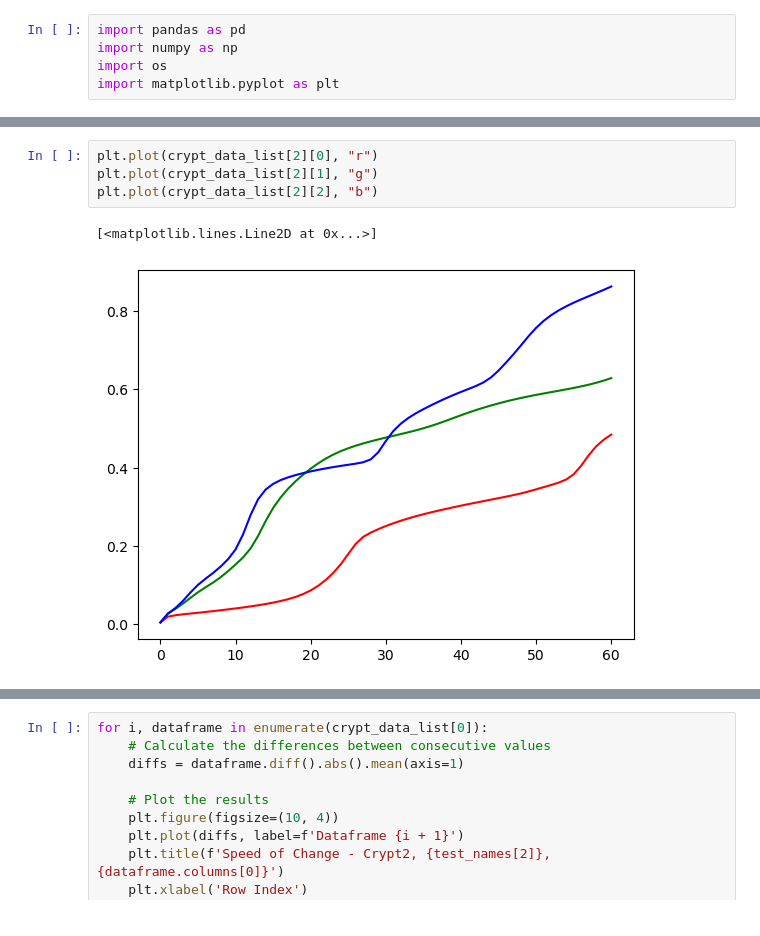
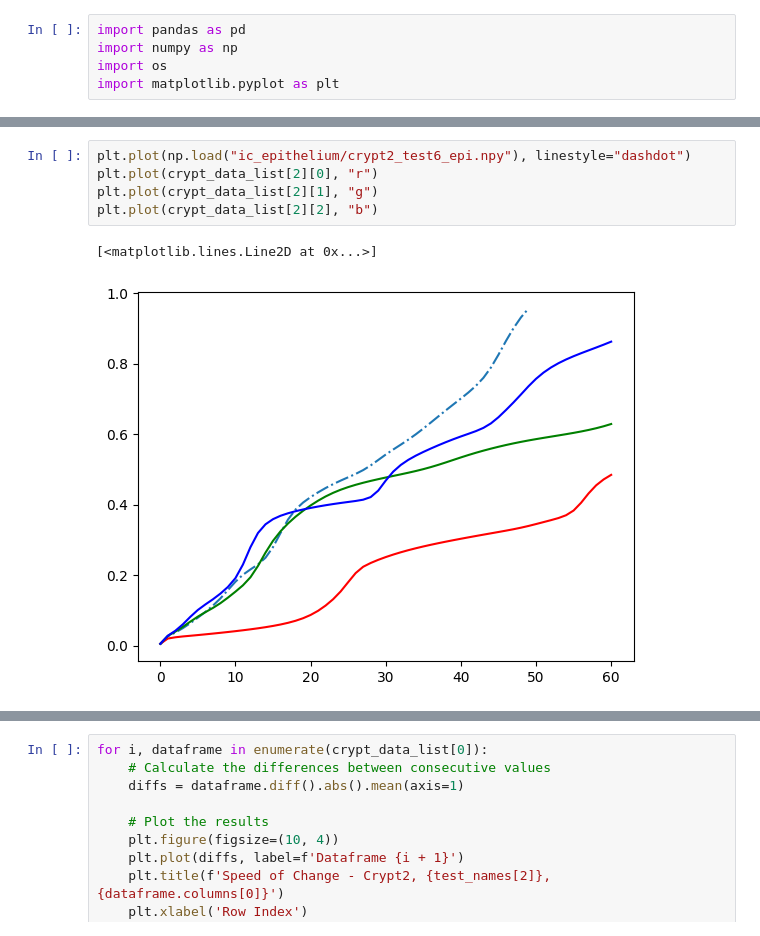
Before and after one commit to purusharths/thesis_archive, a Jupyter notebook: RandomFieldPlots/first_figure/crypt0.ipynb, the cells around one changed output, grey strips where cells are left out. Cells and saved outputs as stored; diff of their text form.

```diff
--- a/RandomFieldPlots/first_figure/crypt0.ipynb
+++ b/RandomFieldPlots/first_figure/crypt0.ipynb
@@ -173,7 +179,8 @@ crypt_data_list[1][2].plot()
 # %%
+plt.plot(np.load("ic_epithelium/crypt2_test6_epi.npy"), linestyle="dashdot")
 plt.plot(crypt_data_list[2][0], "r")
 plt.plot(crypt_data_list[2][1], "g")
 plt.plot(crypt_data_list[2][2], "b")
 # %% [output]
 [<matplotlib.lines.Line2D at 0x...>]
-[figure, old version]
+[figure, new version]
```
Also changed, not shown: parts of 10 cells of this notebook, 3 other files.
